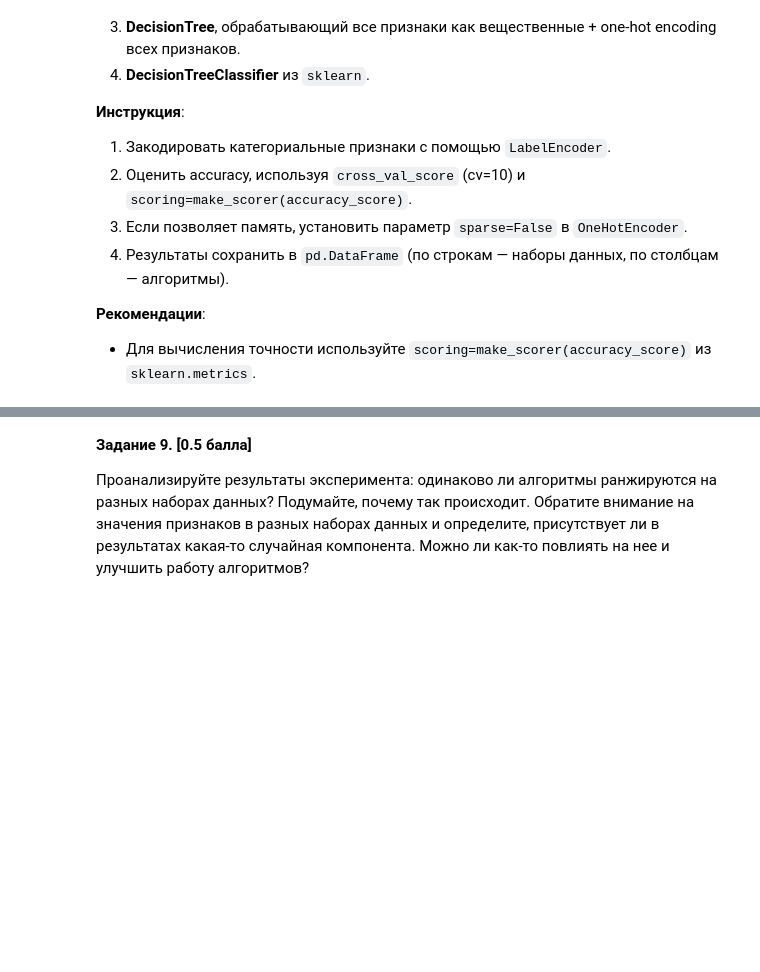
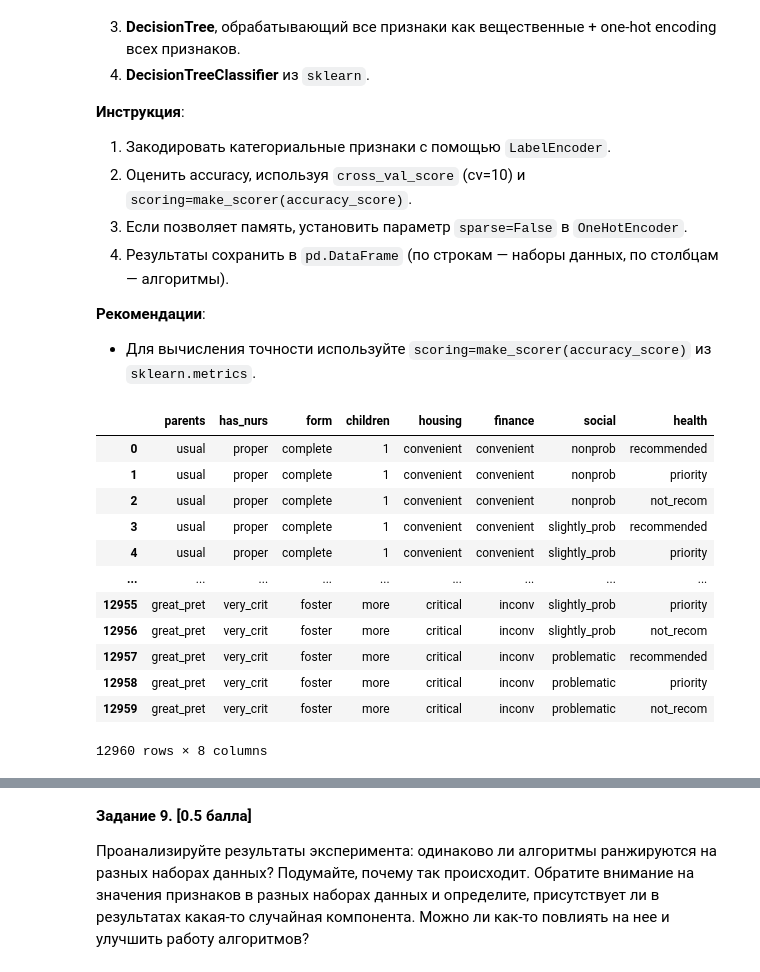
Before and after one commit to MrRozum/mai_ml_lab06_trees, a Jupyter notebook: ML MAI & SBER. Decision Trees LAB6.ipynb, the cells around one changed output, grey strips where cells are left out. Saved outputs shown, nothing was run; the diff lists cells and outputs as text; code cells hidden in the pictures; blank space fills up the shorter version.

```diff
--- a/ML MAI & SBER. Decision Trees LAB6.ipynb
+++ b/ML MAI & SBER. Decision Trees LAB6.ipynb
@@ -432,0 +366,27 @@ __Задание 8. [1 балл]__
+# %%
+from ucimlrepo import fetch_ucirepo
+
+# fetch dataset
+datasets = {
+    'car_evaluation': fetch_ucirepo(id=19),
+    'nursery': fetch_ucirepo(id=76),
+    'tic_tac_toe_endgame': fetch_ucirepo(id=101),
+    'mushroom': fetch_ucirepo(id=73)
+}
+# %%
+# Check data
+datasets['nursery'].data.features
+# %% [output]
+|  | parents | has_nurs | form | children | housing | finance | social | health |
+| 0 | usual | proper | complete | 1 | convenient | convenient | nonprob | recommended |
+| 1 | usual | proper | complete | 1 | convenient | convenient | nonprob | priority |
+| 2 | usual | proper | complete | 1 | convenient | convenient | nonprob | not_recom |
+| 3 | usual | proper | complete | 1 | convenient | convenient | slightly_prob | recommended |
+| 4 | usual | proper | complete | 1 | convenient | convenient | slightly_prob | priority |
+| ... | ... | ... | ... | ... | ... | ... | ... | ... |
+| 12955 | great_pret | very_crit | foster | more | critical | inconv | slightly_prob | priority |
+| 12956 | great_pret | very_crit | foster | more | critical | inconv | slightly_prob | not_recom |
+| 12957 | great_pret | very_crit | foster | more | critical | inconv | problematic | recommended |
+| 12958 | great_pret | very_crit | foster | more | critical | inconv | problematic | priority |
+| 12959 | great_pret | very_crit | foster | more | critical | inconv | problematic | not_recom |
+12960 rows × 8 columns
```
Also changed, not shown: parts of 15 cells of this notebook, 1 other file.
